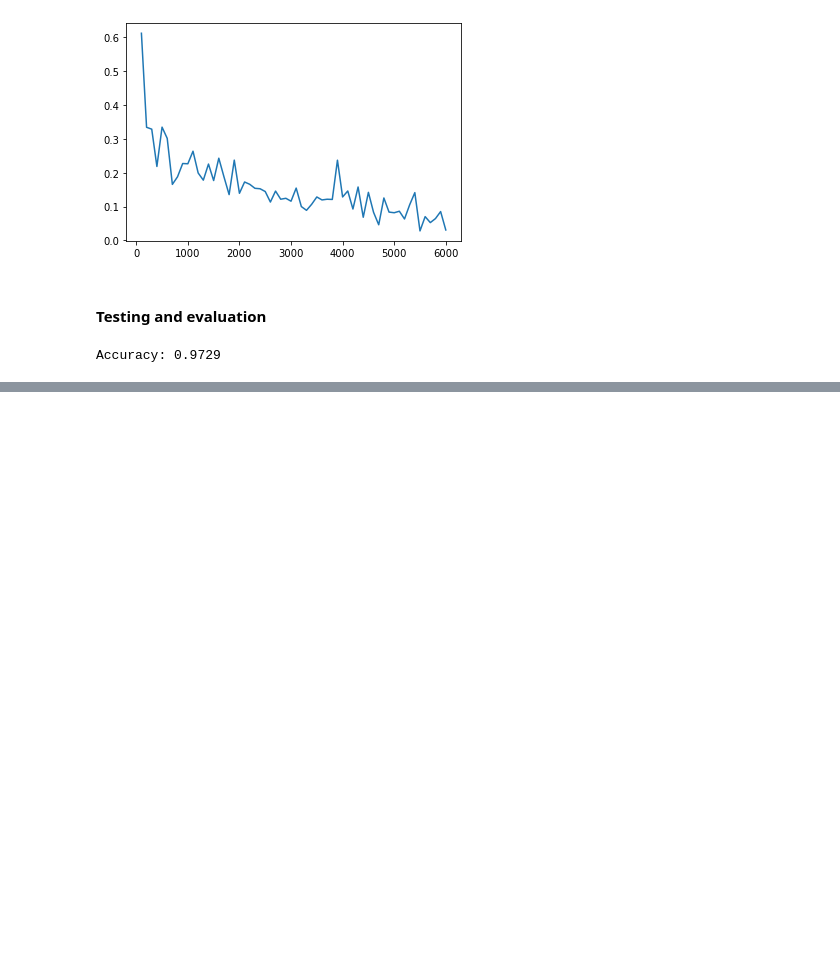
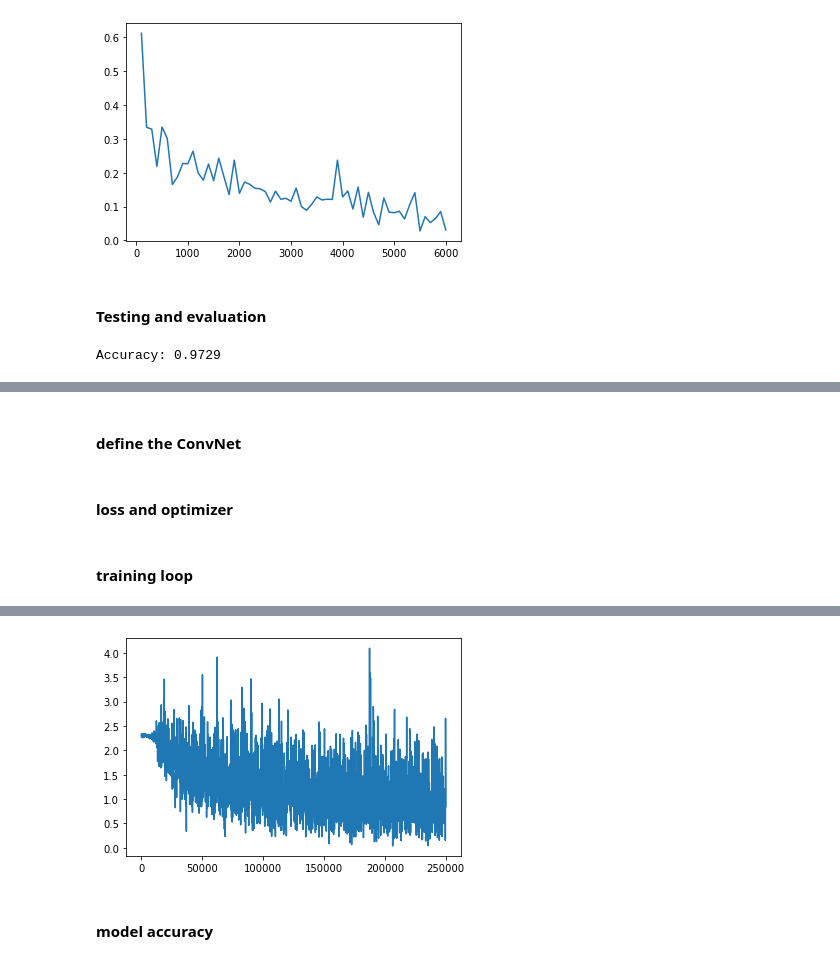
Before and after one commit to sakinkirti/pytorch-tutorial, a Jupyter notebook: pytorch_tutorial.ipynb, the cells around one changed output, grey strips where cells are left out. Saved outputs shown, nothing was run; the diff lists cells and outputs as text; code cells hidden in the pictures; blank space fills up the shorter version.

Commit message:
ConvNet completed. need to apply some form of gradient clipping or L2 regularization to avoid the exploding gradients problem

```diff
--- a/pytorch_tutorial.ipynb
+++ b/pytorch_tutorial.ipynb
@@ -1046,0 +1064,4 @@ Accuracy: 0.9729
+# %%
+num_epochs = 20
+batch_size = 4
+learning_rate = 0.001
@@ -1046,0 +1088,2 @@ Accuracy: 0.9729
+# %% [markdown]
+#### define the ConvNet
@@ -1046,0 +1121,43 @@ Accuracy: 0.9729
+# %% [markdown]
+#### loss and optimizer
+# %%
+# define the loss
+criterion = torch.nn.CrossEntropyLoss()
+
+# define the optimizer
+optimizer = torch.optim.SGD(model.parameters(), lr=learning_rate)
+# %% [markdown]
+#### training loop
+# %%
+# set some prelim vars for use in the loop
+n_total_steps = len(train_loader)
+timestep = []
+losses = []
+
+# loop through the epochs
+for epoch in range(num_epochs):
+    # loop through the training set
+    for i,(images,labels) in enumerate(train_loader):
+
+        # forward pass and loss
+        outputs = model(images)
+        loss = criterion(outputs, labels)
+
+        # backward pass
+        optimizer.zero_grad()
+        loss.backward()
+        optimizer.step()
+
+        # print some data
+        if (i+1) == n_total_steps:
+            print(f'epoch: {epoch+1}/{num_epochs}, loss: {loss.item():.4f}')
+
+        # gather some data to plot
+        if (i+1) % 100 == 0:
+            timestep.append( (i+1)+(epoch*n_total_steps) )
+            losses.append(loss.item())
+
+# plot the data
+plt.plot(timestep, losses)
+plt.show()
+# %% [output]
@@ -1046,0 +1184,3 @@ Accuracy: 0.9729
+[figure, added]
+# %% [markdown]
+#### model accuracy
```
Also changed, not shown: parts of 9 cells of this notebook, 1 other file.
